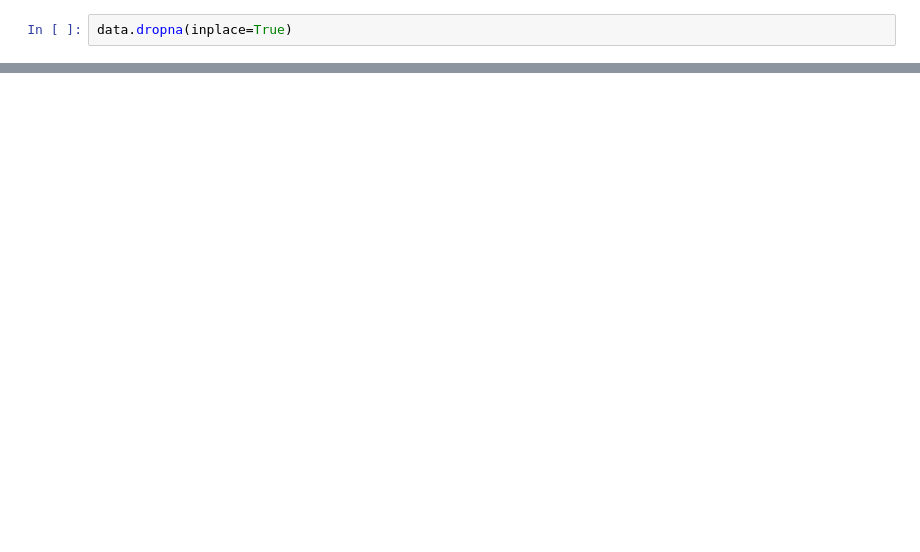
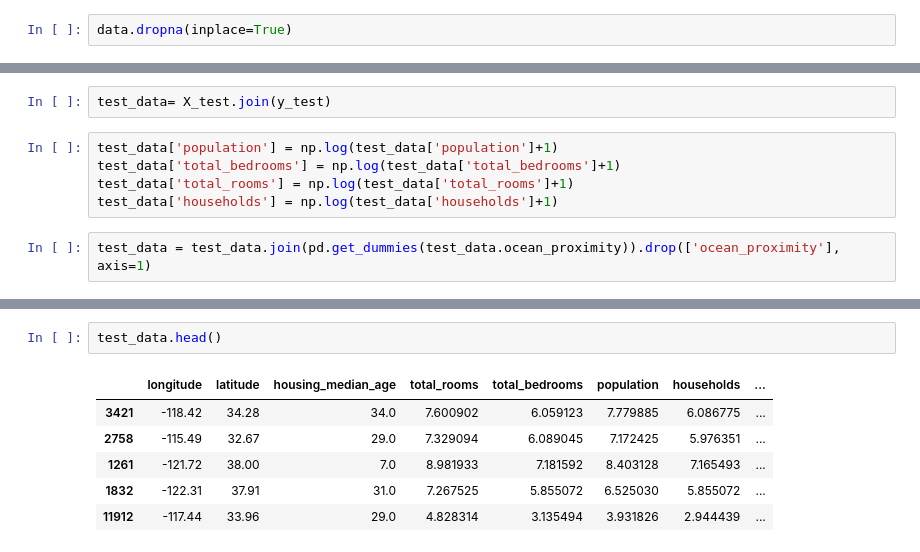
Before and after one commit to mrodberg/Rodberg-Capstone, a Jupyter notebook: Working Notebook.ipynb, the cells around one changed output, grey strips where cells are left out. Drawn from its saved outputs; the diff is of its cells as text; blank space fills up the shorter version.

```diff
--- a/Working Notebook.ipynb
+++ b/Working Notebook.ipynb
@@ -82,0 +135,9 @@ data.dropna(inplace=True)
+# %%
+test_data= X_test.join(y_test)
+# %%
+test_data['population'] = np.log(test_data['population']+1)
+test_data['total_bedrooms'] = np.log(test_data['total_bedrooms']+1)
+test_data['total_rooms'] = np.log(test_data['total_rooms']+1)
+test_data['households'] = np.log(test_data['households']+1)
+# %%
+test_data = test_data.join(pd.get_dummies(test_data.ocean_proximity)).drop(['ocean_proximity'], axis=1)
@@ -82,0 +150,9 @@ data.dropna(inplace=True)
+# %%
+test_data.head()
+# %% [output]
+|  | longitude | latitude | housing_median_age | total_rooms | total_bedrooms | population | households | ... |
+| 3421 | -118.42 | 34.28 | 34.0 | 7.600902 | 6.059123 | 7.779885 | 6.086775 | ... |
+| 2758 | -115.49 | 32.67 | 29.0 | 7.329094 | 6.089045 | 7.172425 | 5.976351 | ... |
+| 1261 | -121.72 | 38.00 | 7.0 | 8.981933 | 7.181592 | 8.403128 | 7.165493 | ... |
+| 1832 | -122.31 | 37.91 | 31.0 | 7.267525 | 5.855072 | 6.525030 | 5.855072 | ... |
+| 11912 | -117.44 | 33.96 | 29.0 | 4.828314 | 3.135494 | 3.931826 | 2.944439 | ... |
```
Also changed, not shown: parts of 17 cells of this notebook.
